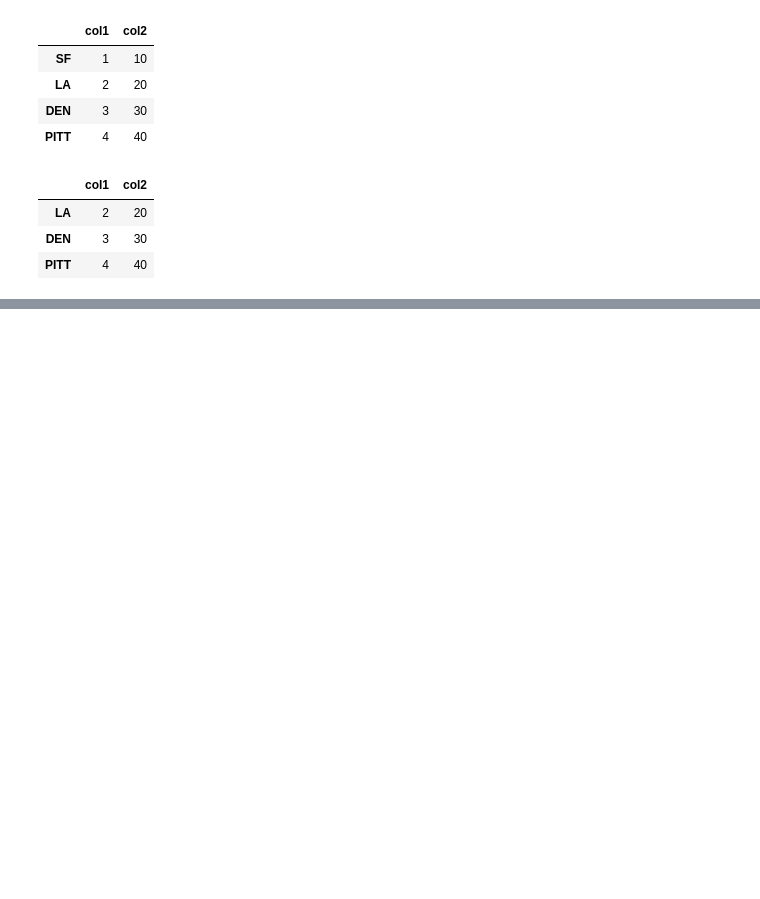
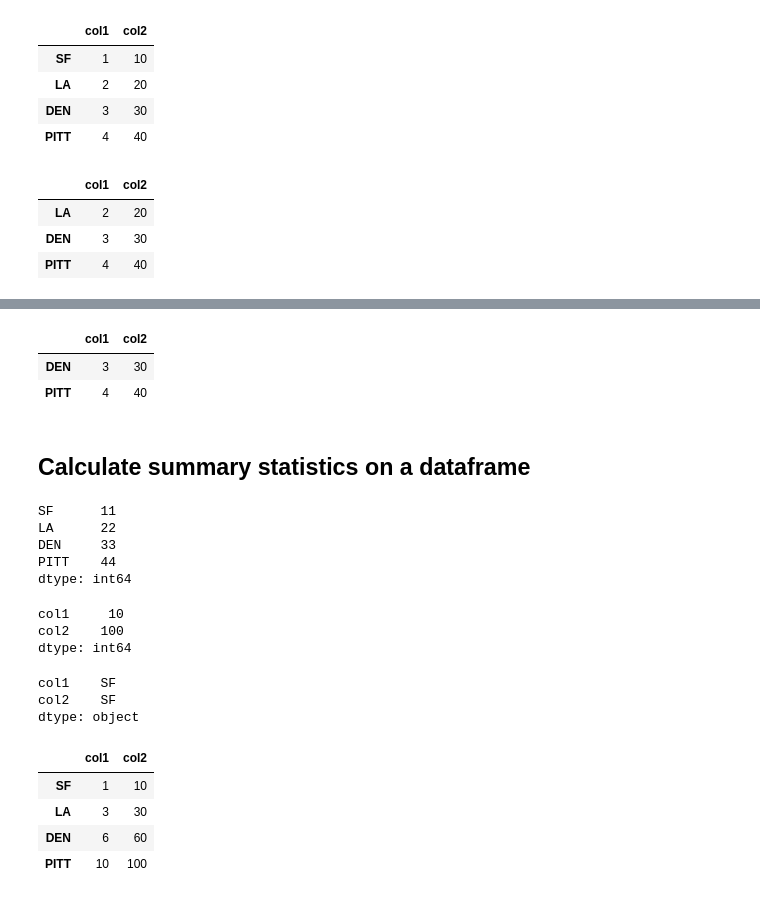
Before and after one commit to 41cells/udemy_course, a Jupyter notebook: Useful DataFrame Commands.ipynb, the cells around one changed output, grey strips where cells are left out. Cells and saved outputs as stored; diff of their text form; code cells hidden in the pictures; blank space fills up the shorter version.

```diff
--- a/Useful DataFrame Commands.ipynb
+++ b/Useful DataFrame Commands.ipynb
@@ -239,0 +323,41 @@ df.drop('SF', axis=0)
+# %%
+# Select cells by logic for column 1
+df[df['col1']>2]
+# %% [output]
+|  | col1 | col2 |
+| DEN | 3 | 30 |
+| PITT | 4 | 40 |
+# %% [markdown]
+## Calculate summary statistics on a dataframe
+# %%
+# Get sums by rows
+df.sum(axis=1)
+# %% [output]
+SF      11
+LA      22
+DEN     33
+PITT    44
+dtype: int64
+# %%
+# Get sums by columns
+df.sum(axis=0)
+# %% [output]
+col1     10
+col2    100
+dtype: int64
+# %%
+# Find the index of the lowest values in each column, which idxmax for the max
+df.idxmin()
+# %% [output]
+col1    SF
+col2    SF
+dtype: object
+# %%
+# Accumulation sum along the columns (0) or rows(1)
+df.cumsum(axis=0)
+# %% [output]
+|  | col1 | col2 |
+| SF | 1 | 10 |
+| LA | 3 | 30 |
+| DEN | 6 | 60 |
+| PITT | 10 | 100 |
```
Also changed, not shown: parts of 17 cells of this notebook.
